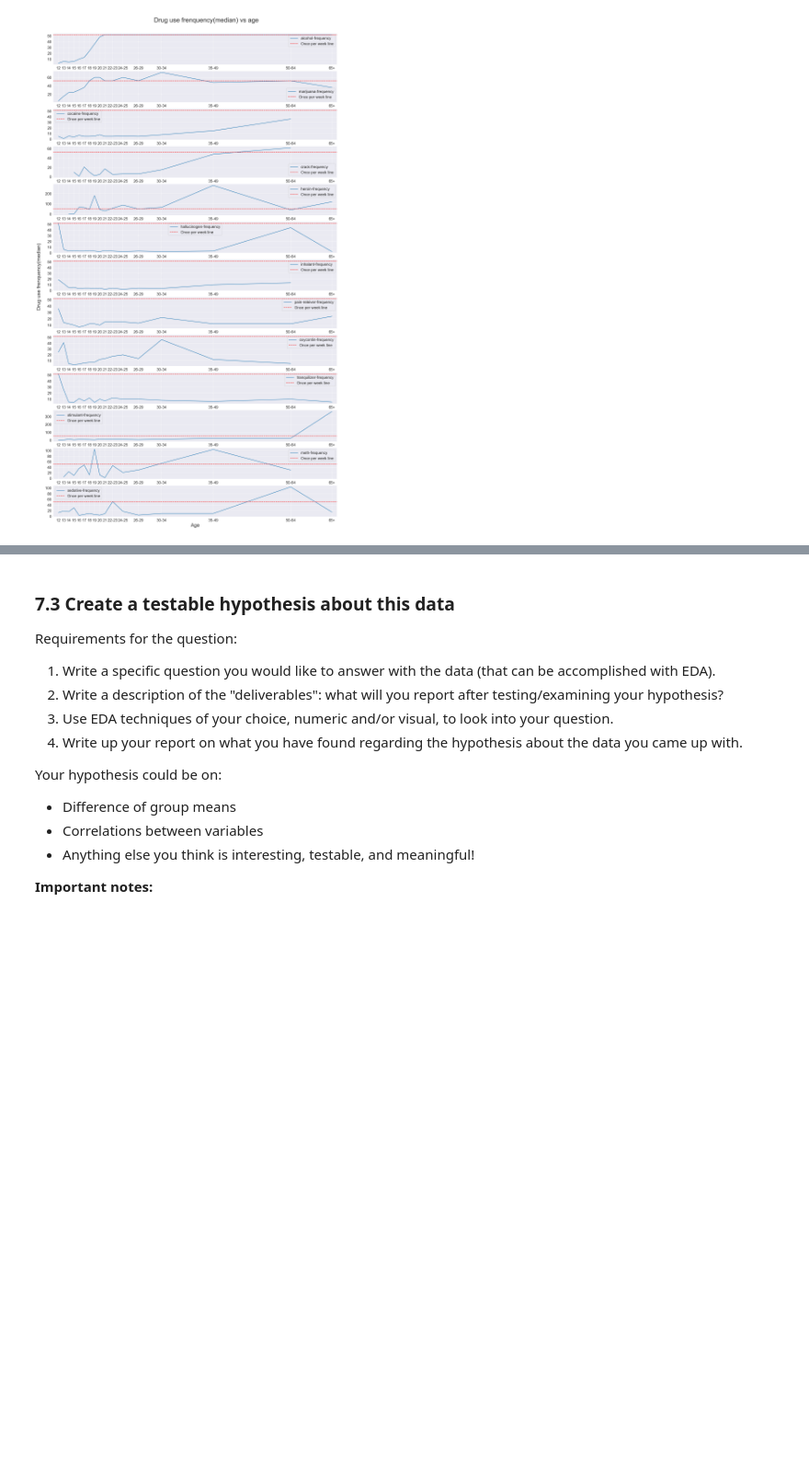
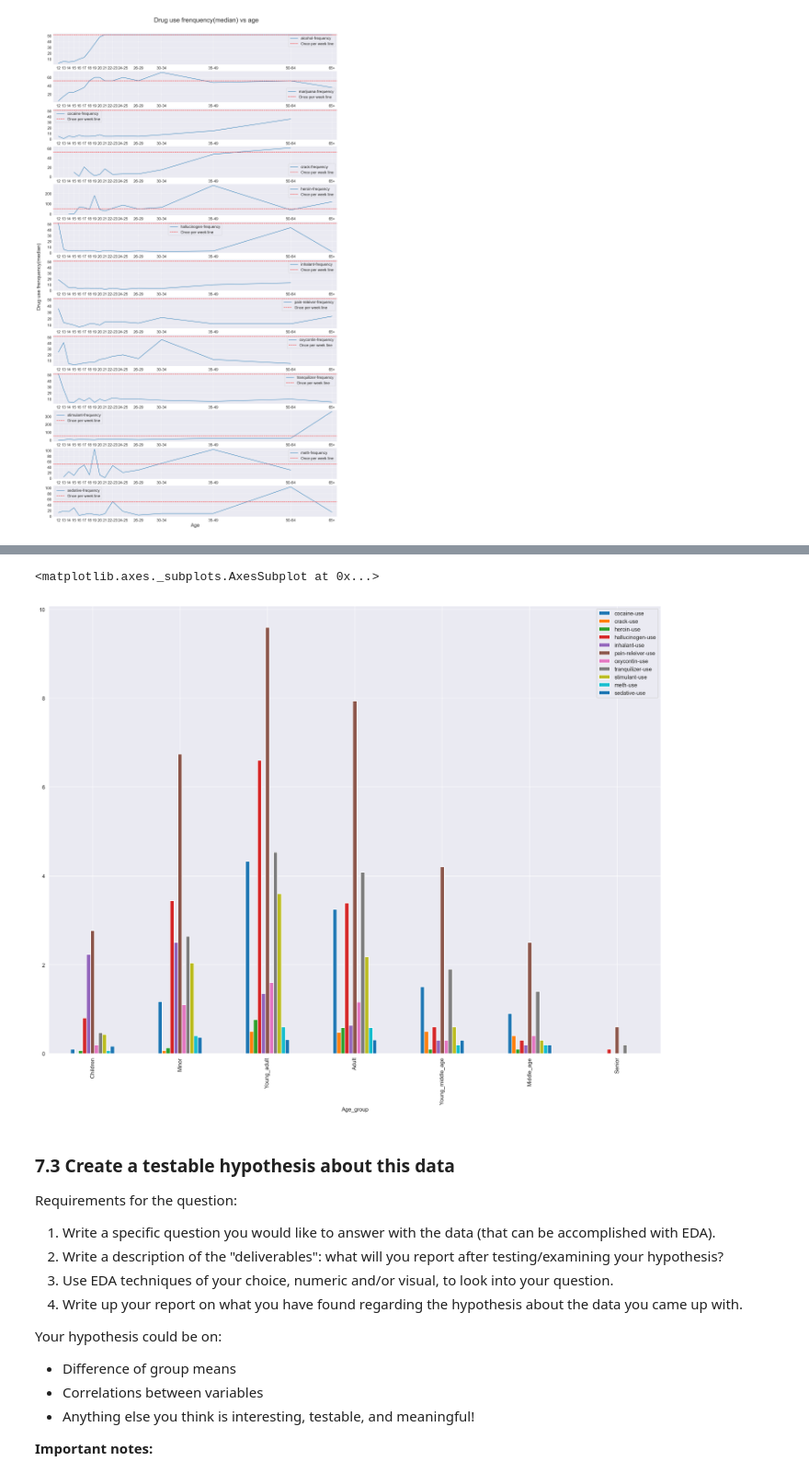
Before and after one commit to Miaowshroom/project2, a Jupyter notebook: project-02-v2-starter-code.ipynb, the cells around one changed output, grey strips where cells are left out. Shown at 92% size. Drawn from its saved outputs; the diff is of its cells as text; code cells hidden in the pictures; blank space fills up the shorter version.

```diff
--- a/project-02-v2-starter-code.ipynb
+++ b/project-02-v2-starter-code.ipynb
@@ -843,0 +873,20 @@ No handles with labels found to put in legend.
+# %%
+age_group = []
+
+for age in drug.age_mean:
+    if age<15:
+        age_group.append('Children')
+    elif age<18:
+        age_group.append('Minor')
+    elif age<23:
+        age_group.append('Young_adult')
+    elif age<35:
+        age_group.append('Adult')
+    elif age<50:
+        age_group.append('Young_middle_age')
+    elif age<65:
+        age_group.append('Middle_age')
+    else:
+        age_group.append('Senior')
+# %%
+drug.insert(loc =1, column='Age_group', value=age_group)
@@ -843,0 +918,13 @@ No handles with labels found to put in legend.
+# %%
+def agegroupinfo(x):
+    info = []
+    print(x)
+    info.append(np.sum(x.n))
+    info.append(np.mean(x.age_mean))
+    usage_p = (x.n.dot(x[col_usage])/np.sum(x.n)).values
+    info.extend((x.n.dot(x[col_usage])/np.sum(x.n)).values)
+    index = ['NumPeople', 'age_mean']
+    index.extend(col_usage)
+    return pd.Series(info, index=index)
+# %%
+drug_usage = drug.groupby('Age_group').apply(agegroupinfo).sort_values(by='age_mean')
@@ -844,3 +961,8 @@ No handles with labels found to put in legend.
+# %%
+drug_usage.iloc[:,4:].plot(kind='bar', figsize=(20,15))
+# %% [output]
+<matplotlib.axes._subplots.AxesSubplot at 0x...>
+[figure, added]
 # %% [markdown]
 ### 7.3 Create a testable hypothesis about this data
 
```
Also changed, not shown: parts of 14 cells of this notebook, 1 other file.
